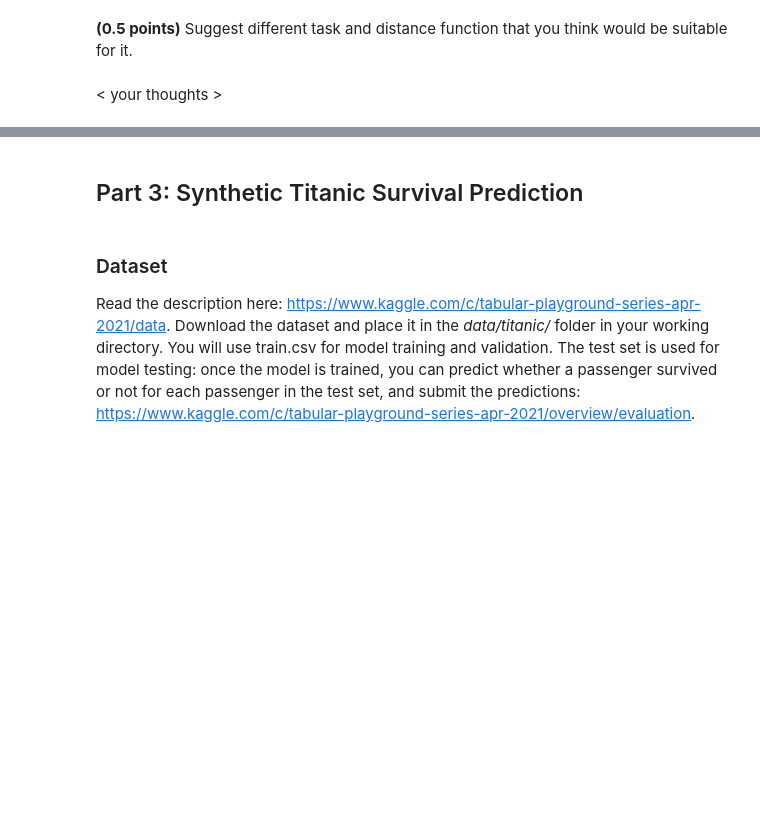
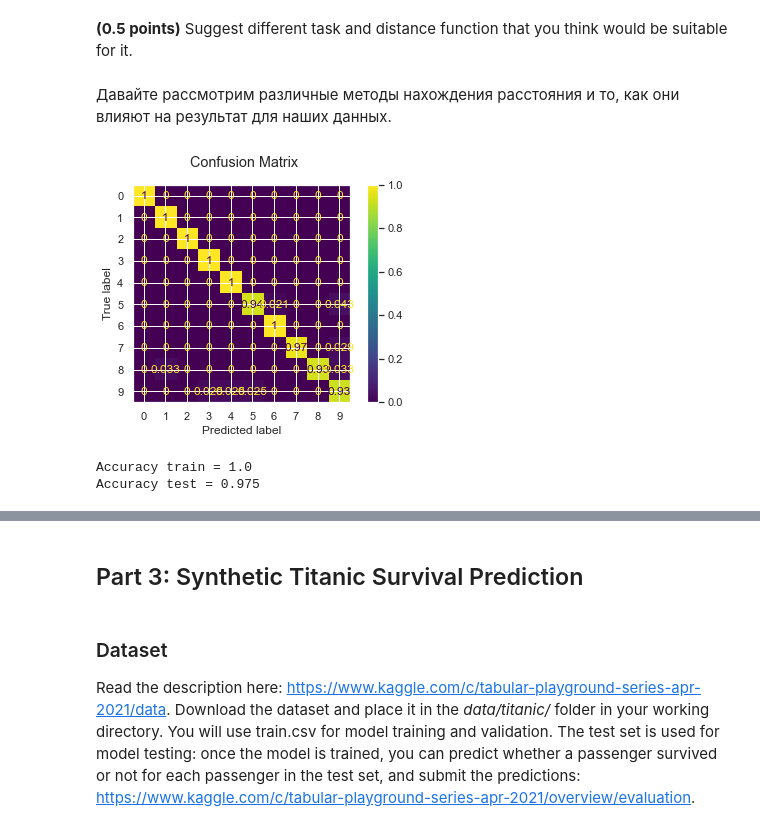
Before and after one commit to lizaveta56k/ML-22_2, a Jupyter notebook: task-5/hw_classification.ipynb, the cells around one changed output, grey strips where cells are left out. Cells and saved outputs as stored; diff of their text form; code cells hidden in the pictures; blank space fills up the shorter version.

```diff
--- a/task-5/hw_classification.ipynb
+++ b/task-5/hw_classification.ipynb
@@ -399,6 +401,16 @@ class CustomKNeighborsClassifier:
 
         return weights
 
+    def get_weights_uniform(self, P):
+        # You can also give the nearest neighbors weights in accordance with the distance of the object to them. In the simplest case (as in your assignment),
+        #  you can set the weights inversely proportional to that distance.
+        weights = [
+            1 if dist != np.inf else 0
+            for dist in P
+        ]
+
+        return weights
+
     def fit(self, X, y):
         """Fit the model.
 
@@ -429,16 +441,18 @@ class CustomKNeighborsClassifier:
             predicted = []
             for i in range(len(P)):
                 p = P[i]
-                weights_of_points = np.ones(P.shape)
+                k_neighbors_indexes = np.argpartition(p, self.n_neighbors)[:self.n_neighbors]
+                other_indexes = np.setdiff1d(range(len(p)), k_neighbors_indexes)
+                p[other_indexes] = np.inf
+
                 if self.weights == 'distance':
-                    k_neighbors_indexes = np.argpartition(p, self.n_neighbors)[:self.n_neighbors]
-                    other_indexes = np.setdiff1d(range(len(p)), k_neighbors_indexes)
-                    p[other_indexes] = np.inf
+                    weights_of_points = self.get_weights(p)
+                elif self.weights == 'uniform':
+                    weights_of_points = self.get_weights_uniform(p)
 
-                    weights_of_points = self.get_weights(p)
-                    class_weights = self.get_class_weights(self.y, weights_of_points)
-                    probabilites = np.divide(class_weights, np.sum(class_weights))
-                    predicted.append(probabilites)
+                class_weights = self.get_class_weights(self.y, weights_of_points)
+                probabilites = np.divide(class_weights, np.sum(class_weights))
+                predicted.append(probabilites)
 
             return predicted
 
@@ -541,4 +614,12 @@ sns.lineplot(x=n_params, y=results_test)
 # %% [markdown]
 **(0.5 points)** Suggest different task and distance function that you think would be suitable for it.
-# %% [markdown]
-< your thoughts >
+# %% [markdown]
+Давайте рассмотрим различные методы нахождения расстояния и то, как они влияют на результат для наших данных.
+# %%
+knn = KNeighborsClassifier(n_neighbors=6, weights='distance', metric = 'manhattan')
+knn.fit(X_train, list(map(str, y_train)))
+train_acc, test_acc = fit_evaluate(knn, X_train, y_train, X_test, y_test)
+# %% [output]
+[figure, added]
+Accuracy train = 1.0
+Accuracy test = 0.975
```
Also changed, not shown: parts of 21 cells of this notebook.
